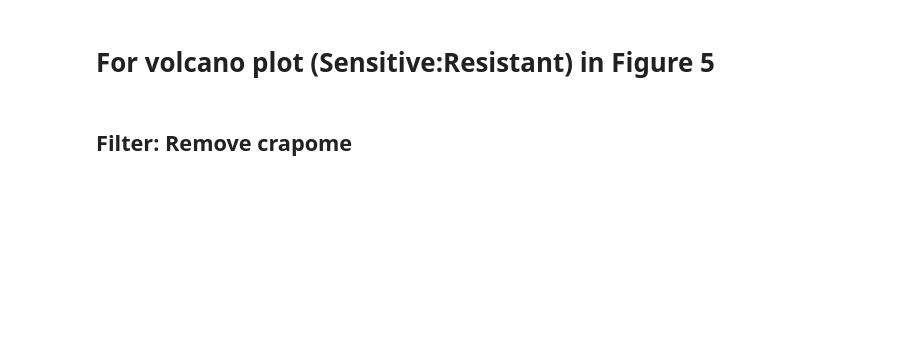
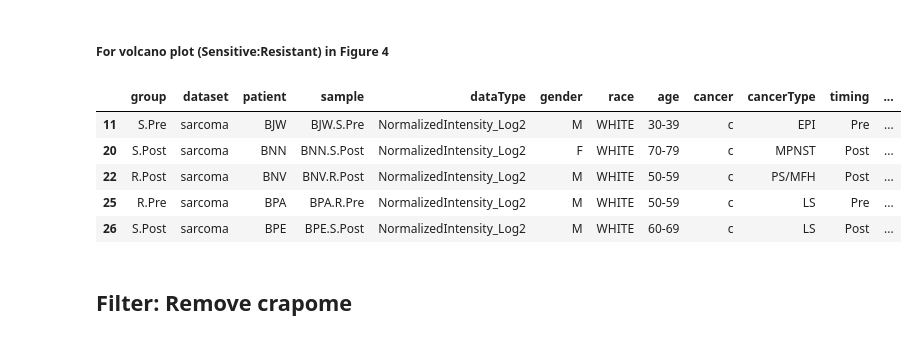
Before and after one commit to HeldLab/sarcomaEVs, a Jupyter notebook: VanTineEtAl_Fig5_VolcanoPlot_SvR.ipynb, the cells around one changed output. Drawn from its saved outputs; the diff is of its cells as text; code cells hidden in the pictures; blank space fills up the shorter version.

```diff
--- a/VanTineEtAl_Fig5_VolcanoPlot_SvR.ipynb
+++ b/VanTineEtAl_Fig5_VolcanoPlot_SvR.ipynb
@@ -1,5 +1,5 @@
 # %% [markdown]
-# For volcano plot (Sensitive:Resistant) in Figure 5
+##### For volcano plot (Sensitive:Resistant) in Figure 4
 # %%
 import numpy as np
 import pandas as pd
@@ -28,35 +28,43 @@ os.chdir('/Users/jasonheld/Manuscripts/2022_Sarcoma-Exosomes/Figure4 data_Sensti
 # %%
-# ProteinQuantitationWithSampleMetadata.xlsx is on the SarcomaEV github page
+# import data from github
 
-dfSarcoma = pd.read_excel('/Users/jasonheld/Manuscripts/2022_Sarcoma-Exosomes/vanTine_001_FinalDataWithControls/MQ/vanTine_001_90_samples/Protein/Model/ProteinQuantitationWithSampleMetadata.xlsx', sheet_name='Sheet1')
+dfSarcoma = pd.read_excel('/Users/jasonheld/Manuscripts/2022_Sarcoma-Exosomes/vanTine_001_FinalDataWithControls/MQ/vanTine_001_90_samples/Protein/Model/Protein_pVals_Final_WithMetaData.xlsx', sheet_name='Sheet1')
 # %%
-# filter nad reshape the df
+# filter and reshape the df
 
 df = dfSarcoma
 dataTypeFilter = 'NormalizedIntensity_Log2'
 
 df = df.loc[:,~df.columns.str.contains('CON_')] # remove contaminants
 df = df.query("dataType == @dataTypeFilter")
 
 totalCols = df.columns
 numCols = df._get_numeric_data().columns
 catCols = list(set(totalCols)-set(numCols))
 
 df = pd.melt(df,
     id_vars = catCols,
     value_vars = numCols,
     var_name = 'protAcc',
     value_name="area",
     ignore_index=False,
     )
 
 #remove rows without areas & duplicates
 df.dropna(subset=['area'], inplace=True)
 df.drop_duplicates(inplace = True)
 
 # add a column specifying the dataset
 dataset = 'sarcoma'
 df.insert(loc=1, column='dataset', value=dataset)
 
 dfProtein = df
+dfProtein.head()
+# %% [output]
+|  | group | dataset | patient | sample | dataType | gender | race | age | cancer | cancerType | timing | ... |
+| 11 | S.Pre | sarcoma | BJW | BJW.S.Pre | NormalizedIntensity_Log2 | M | WHITE | 30-39 | c | EPI | Pre | ... |
+| 20 | S.Post | sarcoma | BNN | BNN.S.Post | NormalizedIntensity_Log2 | F | WHITE | 70-79 | c | MPNST | Post | ... |
+| 22 | R.Post | sarcoma | BNV | BNV.R.Post | NormalizedIntensity_Log2 | M | WHITE | 50-59 | c | PS/MFH | Post | ... |
+| 25 | R.Pre | sarcoma | BPA | BPA.R.Pre | NormalizedIntensity_Log2 | M | WHITE | 50-59 | c | LS | Pre | ... |
+| 26 | S.Post | sarcoma | BPE | BPE.S.Post | NormalizedIntensity_Log2 | M | WHITE | 60-69 | c | LS | Post | ... |
 # %%
```
Also changed, not shown: parts of 9 cells of this notebook, 3 other files.
